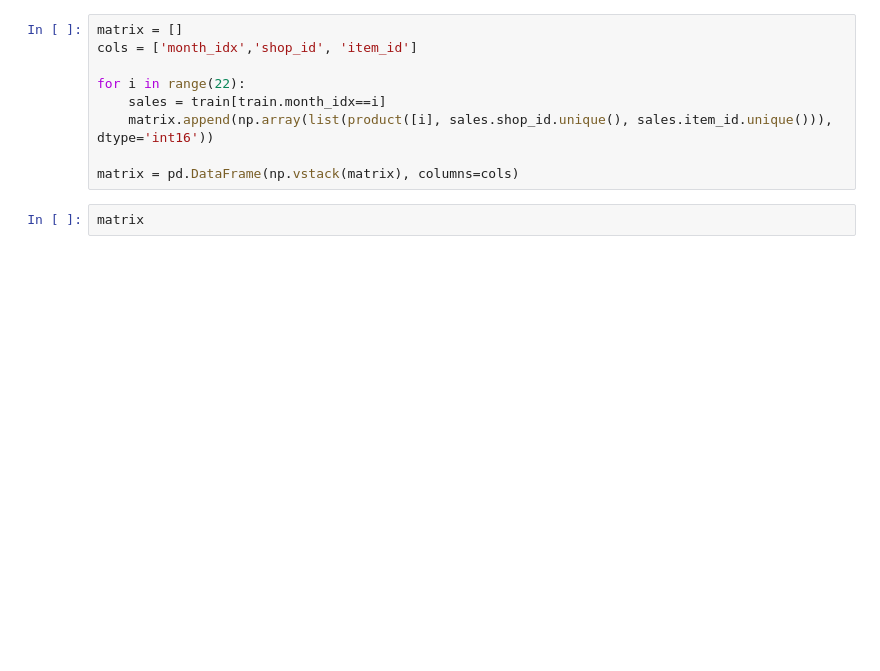
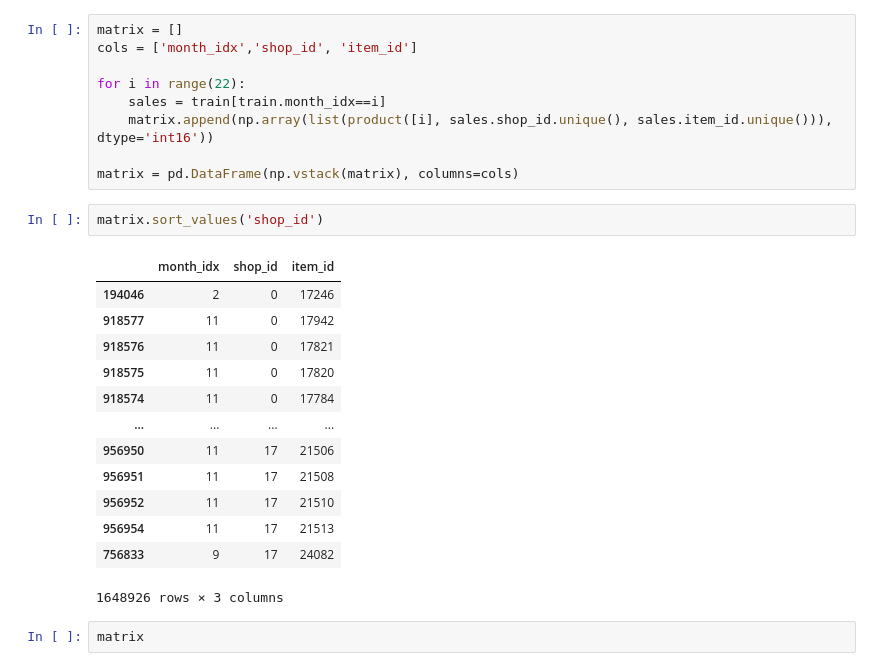
Before and after one commit to ducksfrogs/AIQuest, a Jupyter notebook: jup/pbl01_second.ipynb, the cells around one changed output. Saved outputs shown, nothing was run; the diff lists cells and outputs as text; blank space fills up the shorter version.

```diff
--- a/jup/pbl01_second.ipynb
+++ b/jup/pbl01_second.ipynb
@@ -95,6 +136,22 @@ for i in range(22):
     matrix.append(np.array(list(product([i], sales.shop_id.unique(), sales.item_id.unique())), dtype='int16'))
 
 matrix = pd.DataFrame(np.vstack(matrix), columns=cols)
+# %%
+matrix.sort_values('shop_id')
+# %% [output]
+|  | month_idx | shop_id | item_id |
+| 194046 | 2 | 0 | 17246 |
+| 918577 | 11 | 0 | 17942 |
+| 918576 | 11 | 0 | 17821 |
+| 918575 | 11 | 0 | 17820 |
+| 918574 | 11 | 0 | 17784 |
+| ... | ... | ... | ... |
+| 956950 | 11 | 17 | 21506 |
+| 956951 | 11 | 17 | 21508 |
+| 956952 | 11 | 17 | 21510 |
+| 956954 | 11 | 17 | 21513 |
+| 756833 | 9 | 17 | 24082 |
+1648926 rows × 3 columns
 # %%
 matrix
 # %% [output]
```
Also changed, not shown: parts of 9 cells of this notebook, 1 other file.
